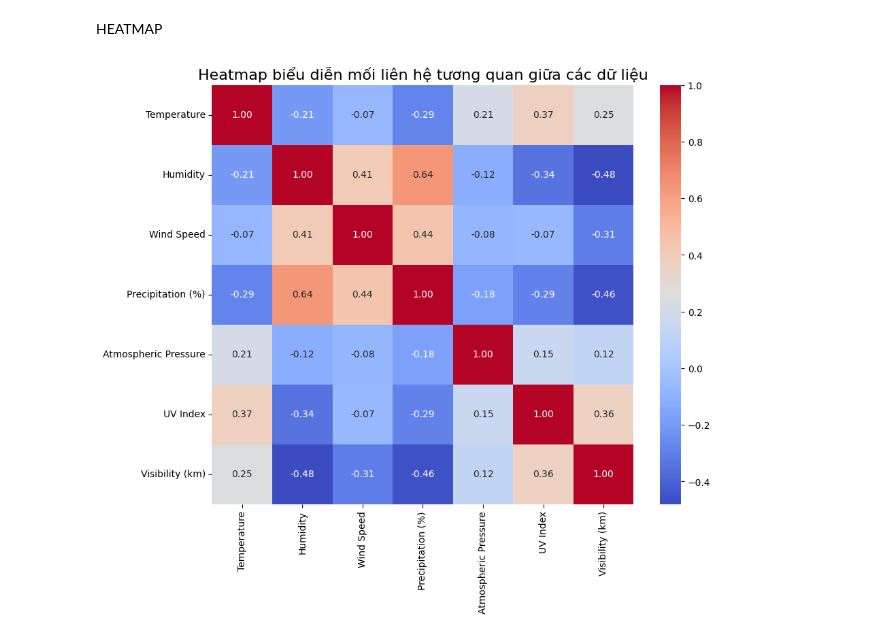
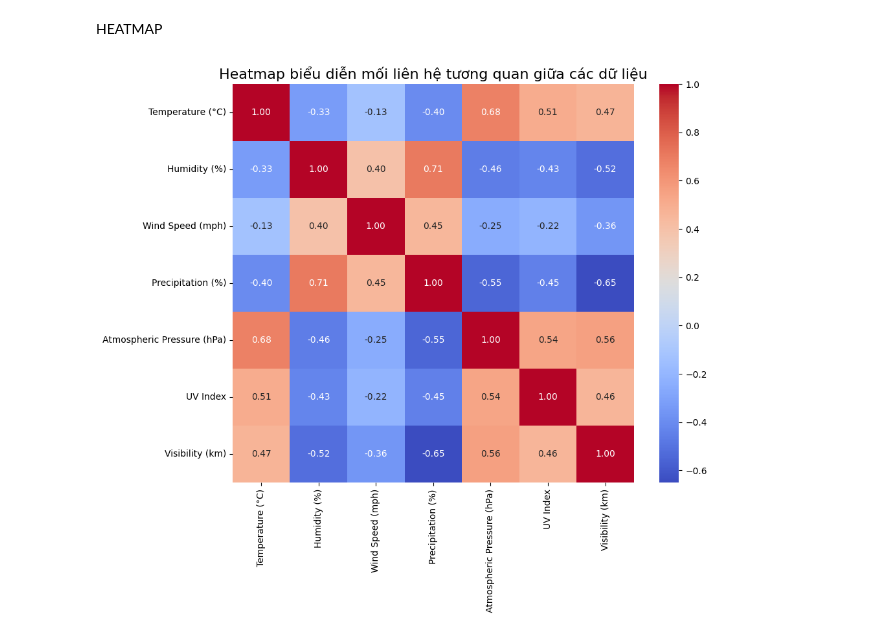
Before and after one commit to 1105trxc/DoAnPython, a Jupyter notebook: VeBieuDo/tongHop.ipynb, the cells around one changed output. Drawn from its saved outputs; the diff is of its cells as text; code cells hidden in the pictures.

```diff
--- a/VeBieuDo/tongHop.ipynb
+++ b/VeBieuDo/tongHop.ipynb
@@ -172,19 +172,19 @@ HEATMAP
 # %%
 import seaborn as sns
 import matplotlib.pyplot as plt
 import pandas as pd
 
-data = pd.read_csv(r"D:\hocTap\CODE\Python\doAn\weather_classification_data.csv")
+data = pd.read_csv(r"D:\hocTap\CODE\doAnPytthon\Cleaning\dataDaLamSach.csv")
 # Lọc các cột số trong dữ liệu
 numerical_columns = data.select_dtypes(include=['float64', 'int64'])
 
 # Tính ma trận tương quan
 correlation_matrix = numerical_columns.corr()
 
 # Vẽ Heatmap
 plt.figure(figsize=(10, 8))
 sns.heatmap(correlation_matrix, annot=True, fmt=".2f", cmap="coolwarm", cbar=True)
 plt.title("Heatmap biểu diễn mối liên hệ tương quan giữa các dữ liệu", fontsize=16)
 plt.show()
 # %% [output]
-[figure, old version]
+[figure, new version]
```
Also changed, not shown: parts of 2 cells of this notebook, 4 other files.
